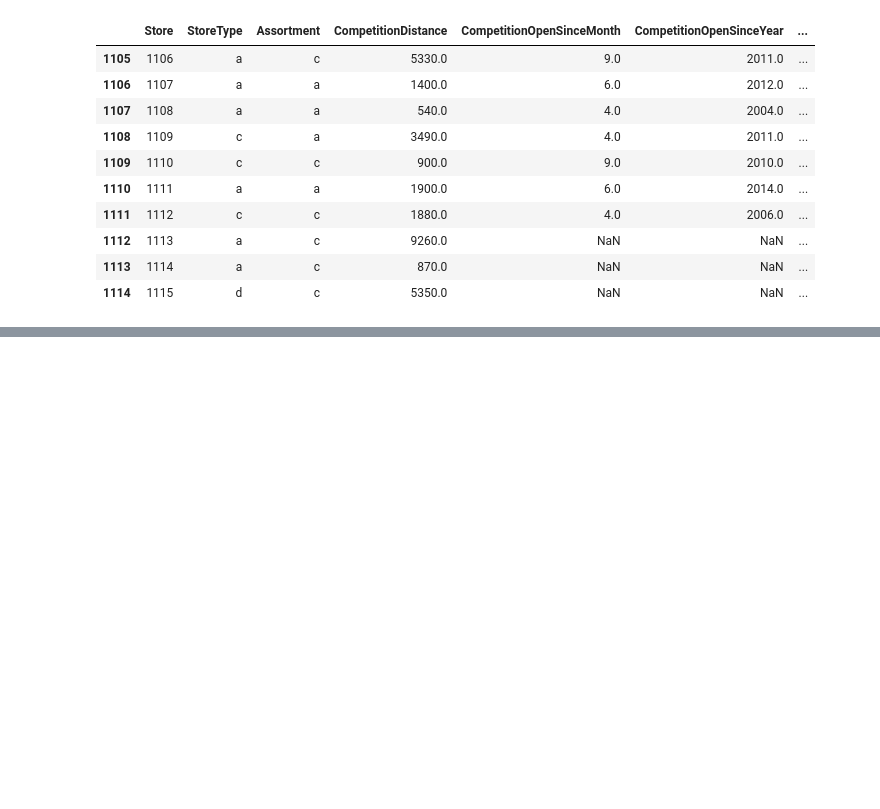
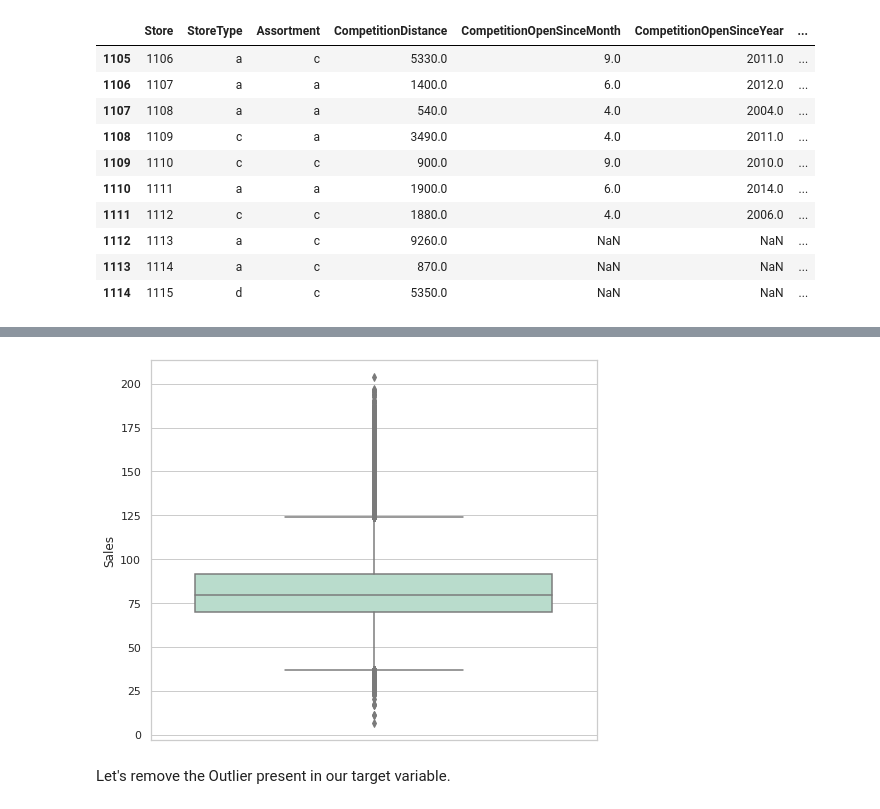
Before and after one commit to aditi10998/Rossmann_sales_prediction, a Jupyter notebook: Copy_of_Rossmann_Sales_Prediction_Capstone_Project.ipynb, the cells around one changed output, grey strips where cells are left out. Cells and saved outputs as stored; diff of their text form; code cells hidden in the pictures; blank space fills up the shorter version.

```diff
--- a/Copy_of_Rossmann_Sales_Prediction_Capstone_Project.ipynb
+++ b/Copy_of_Rossmann_Sales_Prediction_Capstone_Project.ipynb
@@ -207,0 +325,8 @@ Store_df.tail(10)
+# %%
+sns.set_style('whitegrid')
+sns.boxplot(y=Rossmann_Stores_df['Sales'], palette='Pastel2');
+plt.show()
+# %% [output]
+[figure, added]
+# %% [markdown]
+Let's remove the Outlier present in our target variable.
```
Also changed, not shown: parts of 29 cells of this notebook.
